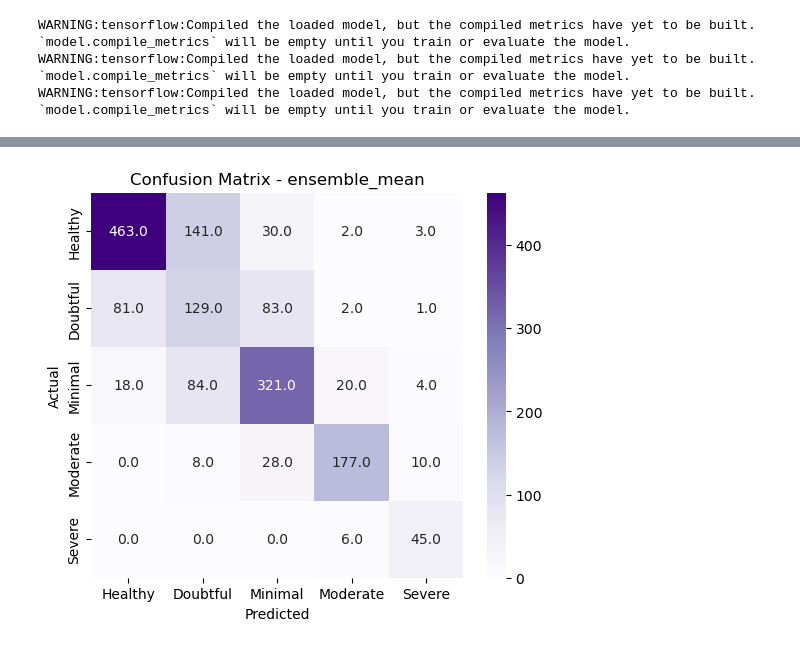
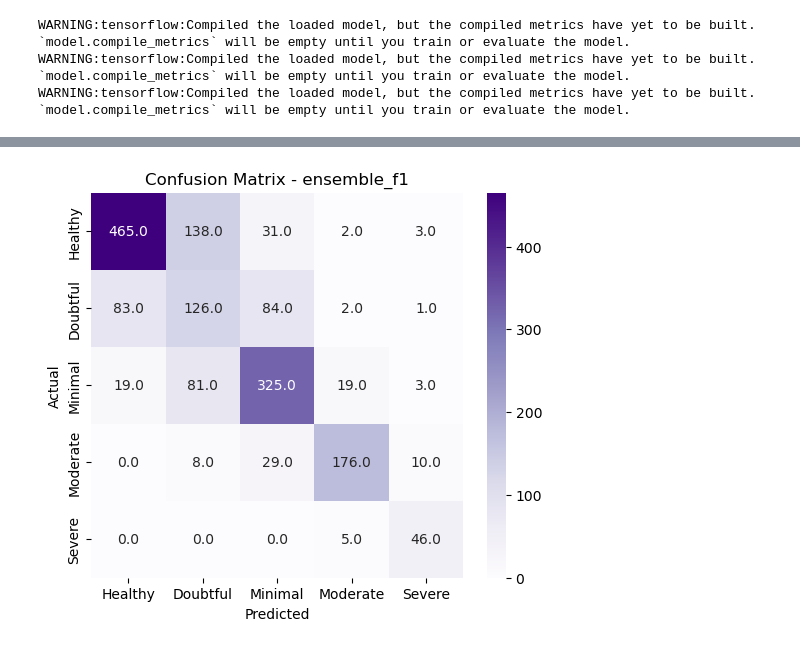
Before and after one commit to mafda/knee_OA_dl_app, a Jupyter notebook: src/02_ensemble_models.ipynb, the cells around one changed output, grey strips where cells are left out. Saved outputs shown, nothing was run; the diff lists cells and outputs as text; code cells hidden in the pictures.

```diff
--- a/src/02_ensemble_models.ipynb
+++ b/src/02_ensemble_models.ipynb
@@ -308,4 +329,4 @@ Classes accuracies [0.72 0.44 0.72 0.79 0.88]
 # %%
 y_true =test.labels
-y_pred = np.argmax(ensemble_mean.predict(test), axis=1)
+y_pred = np.argmax(ensemble_f1.predict(test), axis=1)
 # %% [output]
@@ -313,18 +334,18 @@ y_pred = np.argmax(ensemble_mean.predict(test), axis=1)
 # %%
 cm = confusion_matrix(y_true=y_true, y_pred=y_pred)
 
 plt.subplots(figsize=(6, 5))
 sns.heatmap(
     cm,
     annot=True,
     fmt=".1f",
     cmap="Purples",
     xticklabels=class_names,
     yticklabels=class_names,
 )
-plt.title(f"Confusion Matrix - ensemble_mean")
+plt.title(f"Confusion Matrix - ensemble_f1")
 plt.ylabel("Actual")
 plt.xlabel("Predicted")
 plt.show(block=False)
 # %% [output]
-[figure, old version]
+[figure, new version]
```
Also changed, not shown: parts of 16 cells of this notebook.
